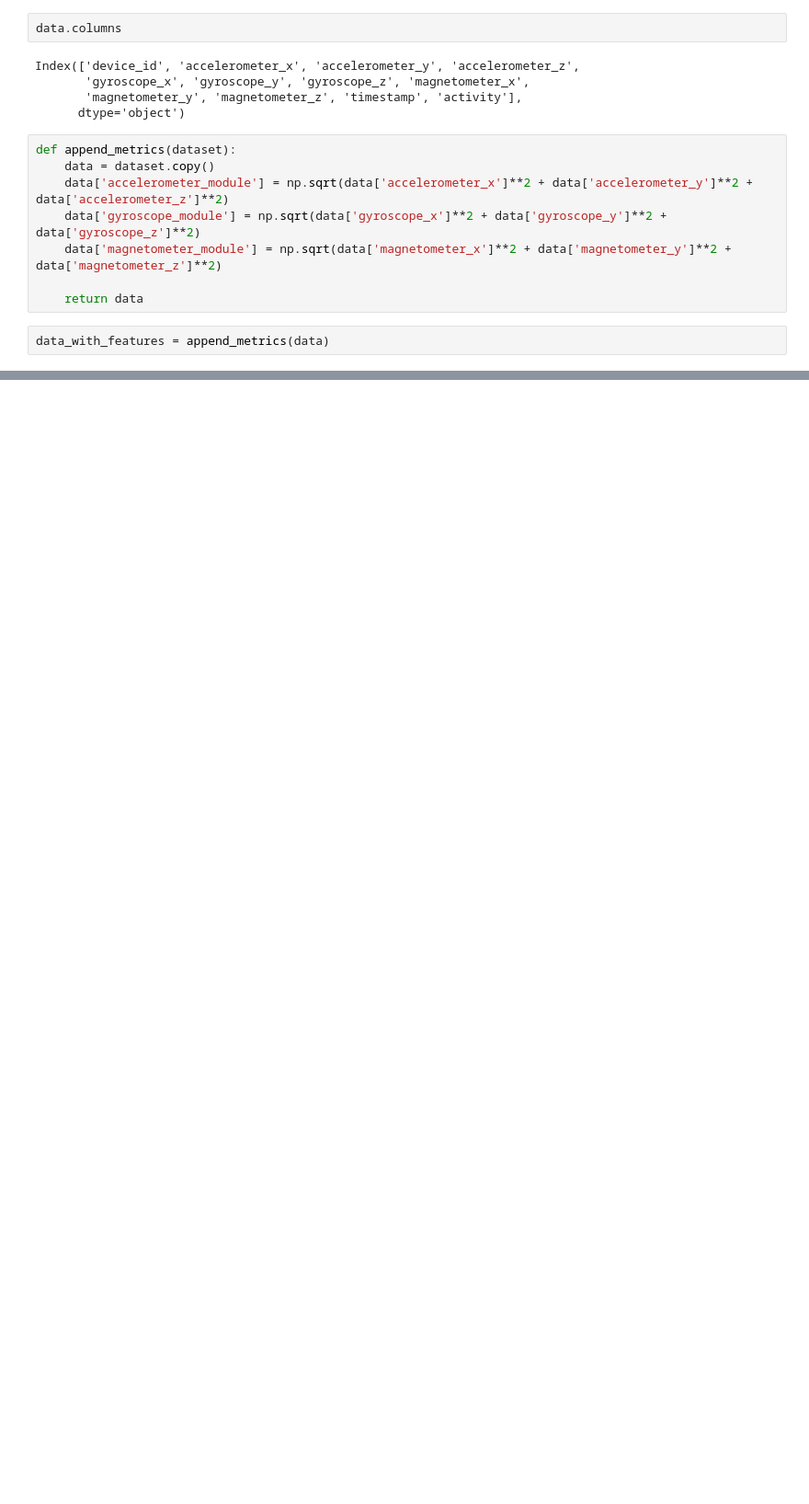
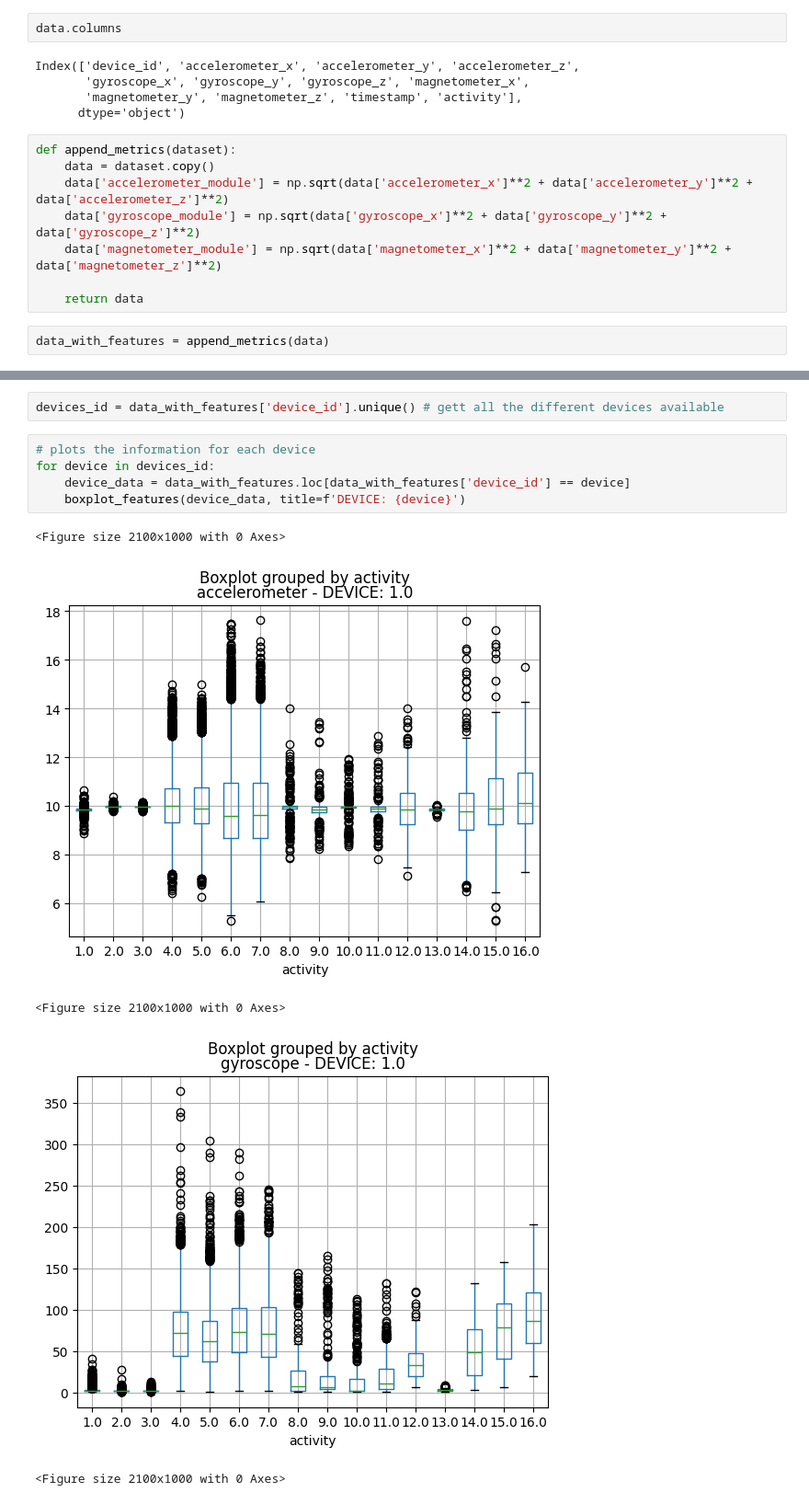
Before and after one commit to PugtgYosuky/clf-human-activities, a Jupyter notebook: src/project.ipynb, the cells around one changed output, grey strips where cells are left out. Shown at 92% size. Saved outputs shown, nothing was run; the diff lists cells and outputs as text; blank space fills up the shorter version.

```diff
--- a/src/project.ipynb
+++ b/src/project.ipynb
@@ -184,0 +178,13 @@ plt.show()
+# %%
+devices_id = data_with_features['device_id'].unique() # gett all the different devices available
+# %%
+# plots the information for each device
+for device in devices_id:
+    device_data = data_with_features.loc[data_with_features['device_id'] == device]
+    boxplot_features(device_data, title=f'DEVICE: {device}')
+# %% [output]
+<Figure size 2100x1000 with 0 Axes>
+[figure, added]
+<Figure size 2100x1000 with 0 Axes>
+[figure, added]
+<Figure size 2100x1000 with 0 Axes>
```
Also changed, not shown: parts of 20 cells of this notebook.
